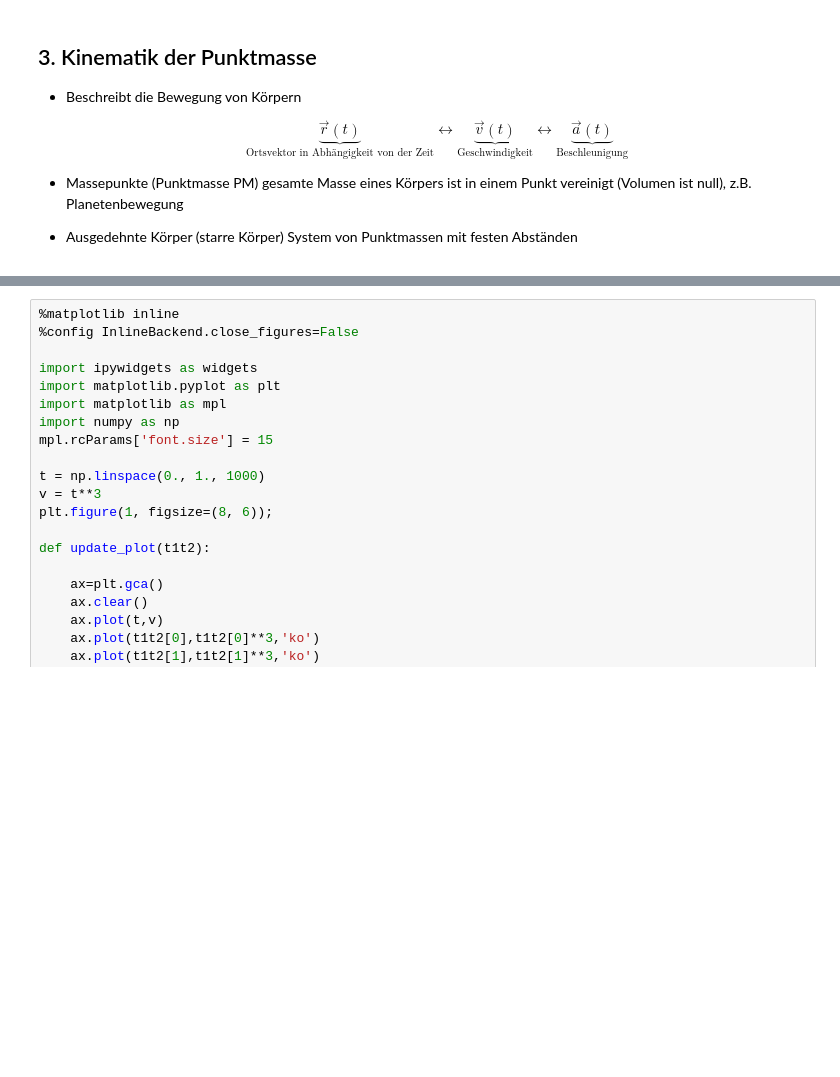
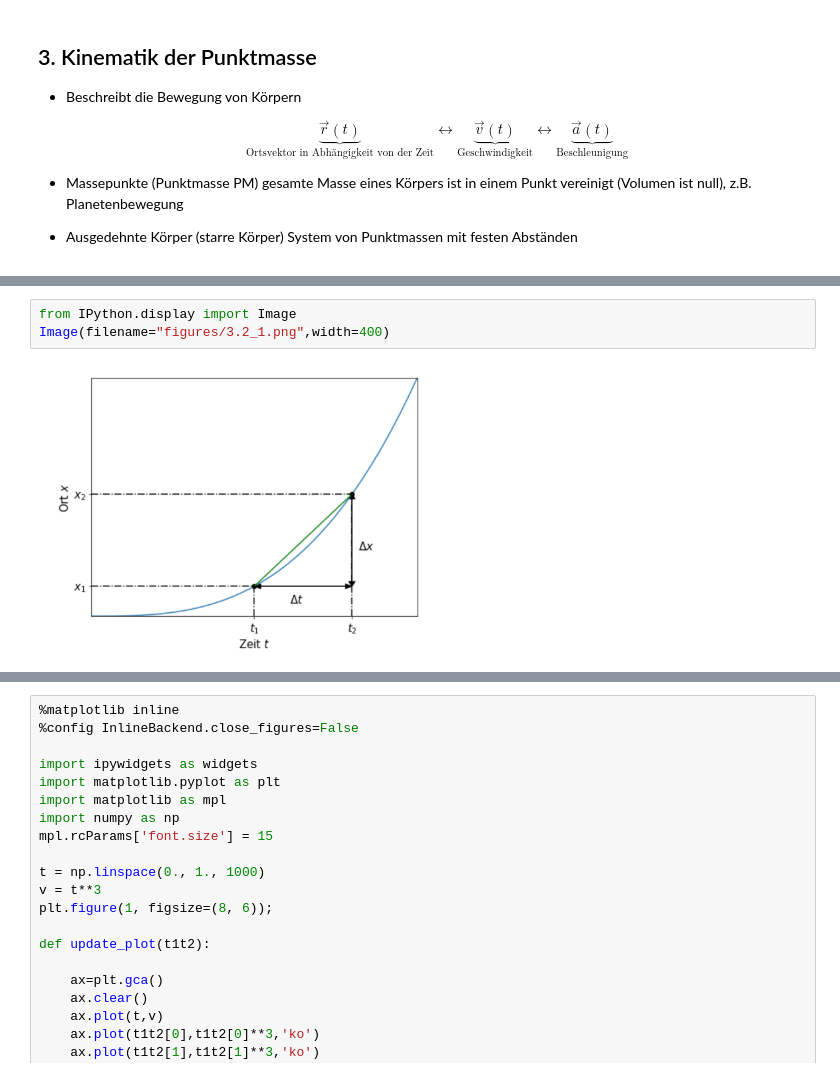
Before and after one commit to cdohl/physik1, a Jupyter notebook: 3.ipynb, the cells around one changed output, grey strips where cells are left out. Saved outputs shown, nothing was run; the diff lists cells and outputs as text; blank space fills up the shorter version.

```diff
--- a/3.ipynb
+++ b/3.ipynb
@@ -13 +23,6 @@
+# %%
+from IPython.display import Image
+Image(filename="figures/3.2_1.png",width=400)
+# %% [output]
+[figure, added]
 # %% [markdown]
```
Also changed, not shown: parts of 12 cells of this notebook, 1 other file.
